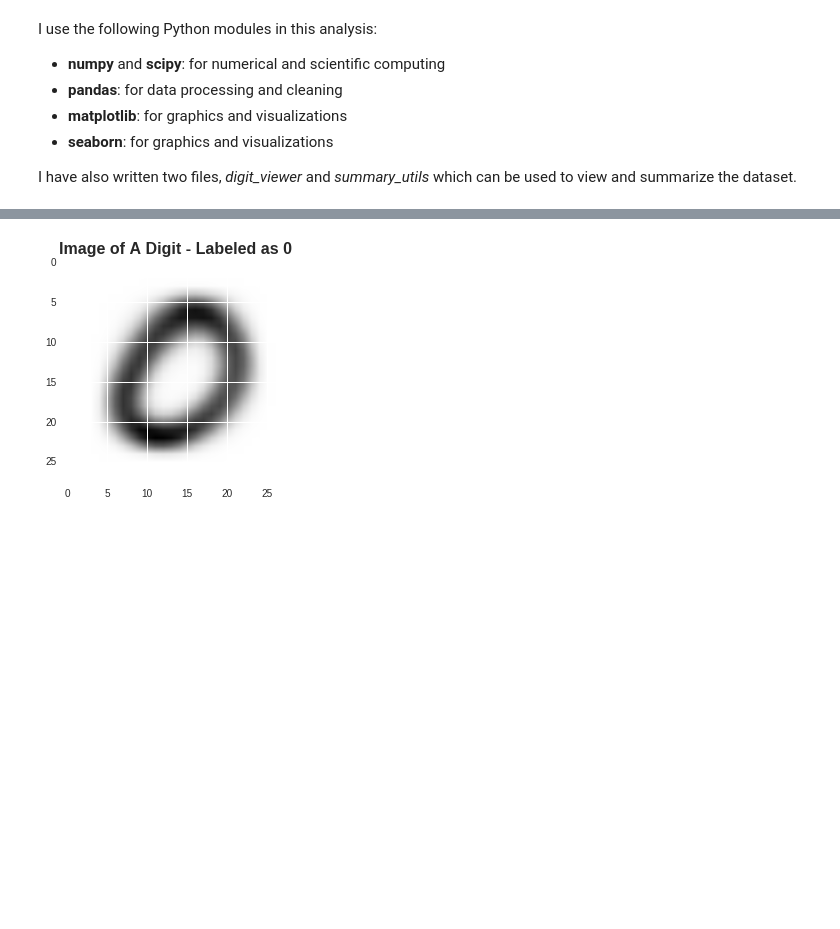
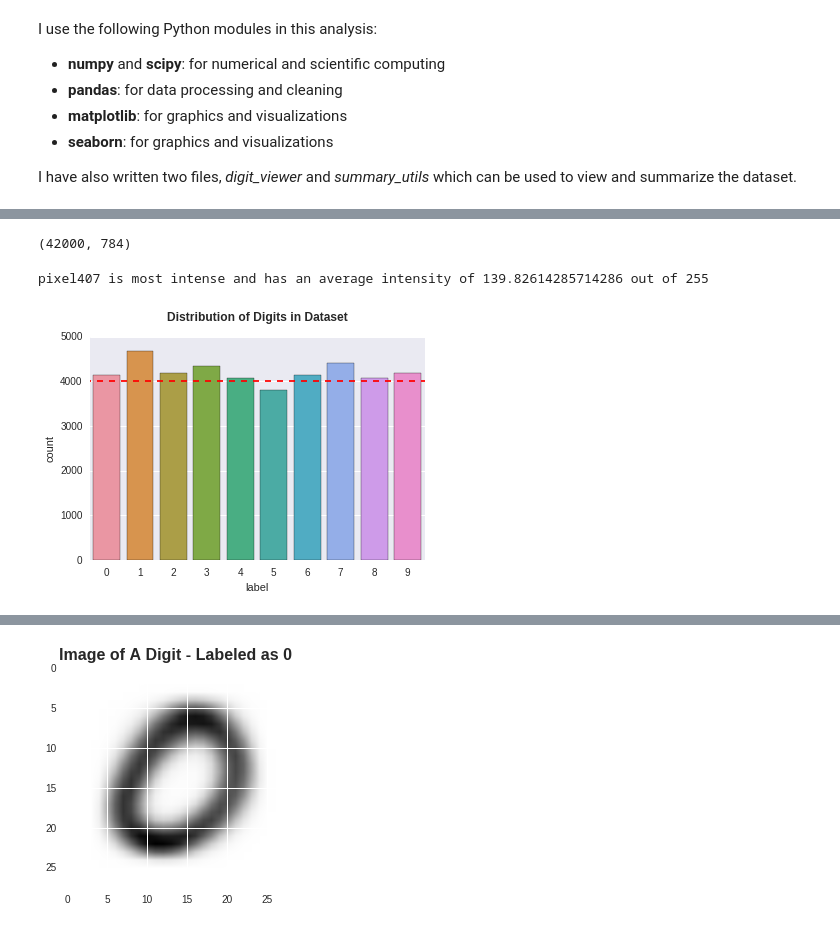
Before and after one commit to reztip/digits, a Jupyter notebook: digits.ipynb, the cells around one changed output, grey strips where cells are left out. Drawn from its saved outputs; the diff is of its cells as text; code cells hidden in the pictures; blank space fills up the shorter version.

Commit message:
add in some basic exploratory data analysis

```diff
--- a/digits.ipynb
+++ b/digits.ipynb
@@ -73,7 +71,7 @@ import summary_utils
 #Avg image for a particular class
 #And avg image for a particular label
 # %%
-df = pd.read_csv('data/train.csv', header = 0)
+df = pd.read_csv('data/train.csv', header = 0, dtype = np.uint8) #make it a uint to save RAM
 df_full = df
 df_labels = df['label']
 df = df.drop('label', axis = 1)
@@ -79,0 +101,17 @@ df = df.drop('label', axis = 1)
+# %%
+df.shape
+# %% [output]
+(42000, 784)
+# %%
+x = df.apply(np.mean)
+x.sort_values(ascending = False, inplace = True)
+(indx, intensity) = x.index[0], x[0]
+print("{0} is most intense and has an average intensity of {1} out of 255".format(indx, intensity))
+# %% [output]
+pixel407 is most intense and has an average intensity of 139.82614285714286 out of 255
+# %%
+ax = sns.countplot(data = df_full, x = "label");
+ax.plot([-1, 0,1,2,3,4,5,6,7,8,9,10], [4000] * 12,'r--')
+plt.title("Distribution of Digits in Dataset", y  = 1.05, fontweight = 'bold');
+# %% [output]
+[figure, added]
```
Also changed, not shown: parts of 12 cells of this notebook, 1 other file.
